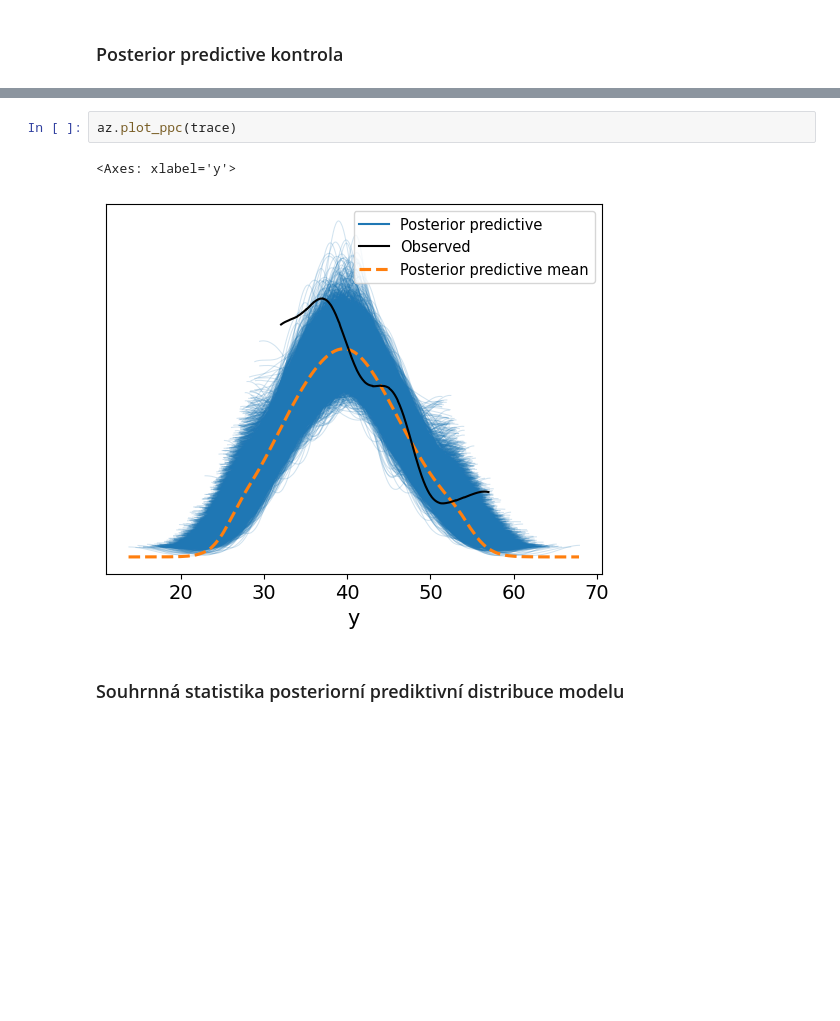
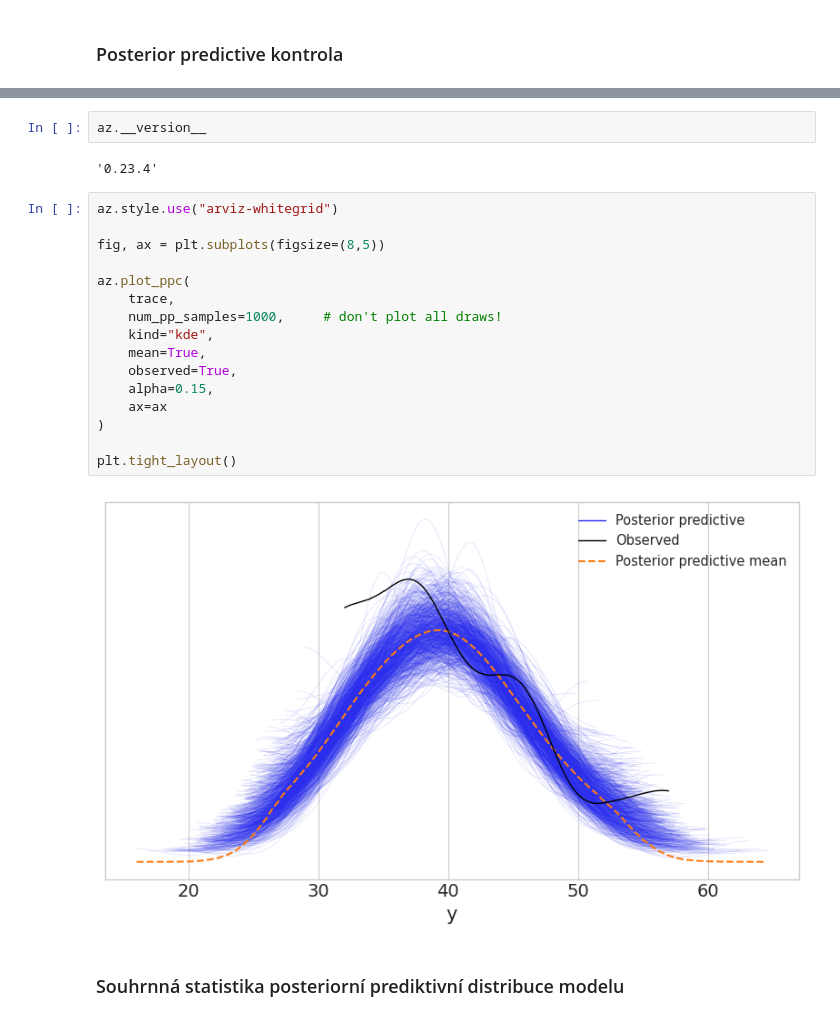
Before and after one commit to UsmanovSla/MGD-RSS, a Jupyter notebook: model/05_CalibrationModel/CM_02_BayesCalibration.ipynb, the cells around one changed output, grey strips where cells are left out. Drawn from its saved outputs; the diff is of its cells as text; blank space fills up the shorter version.

```diff
--- a/model/05_CalibrationModel/CM_02_BayesCalibration.ipynb
+++ b/model/05_CalibrationModel/CM_02_BayesCalibration.ipynb
@@ -184,11 +202,28 @@ with model:
 Sampling: [y]
 [interactive output not drawn]
 [interactive output not drawn]
-# %%
-az.plot_ppc(trace)
-# %% [output]
-<Axes: xlabel='y'>
-[figure, removed]
+# %%
+az.__version__
+# %% [output]
+'0.23.4'
+# %%
+az.style.use("arviz-whitegrid")
+
+fig, ax = plt.subplots(figsize=(8,5))
+
+az.plot_ppc(
+    trace,
+    num_pp_samples=1000,     # don't plot all draws!
+    kind="kde",
+    mean=True,
+    observed=True,
+    alpha=0.15,
+    ax=ax
+)
+
+plt.tight_layout()
+# %% [output]
+[figure, added]
 # %% [markdown]
 ### Souhrnná statistika posteriorní prediktivní distribuce modelu
 # %%
```
Also changed, not shown: parts of 9 cells of this notebook, 3 other files.
